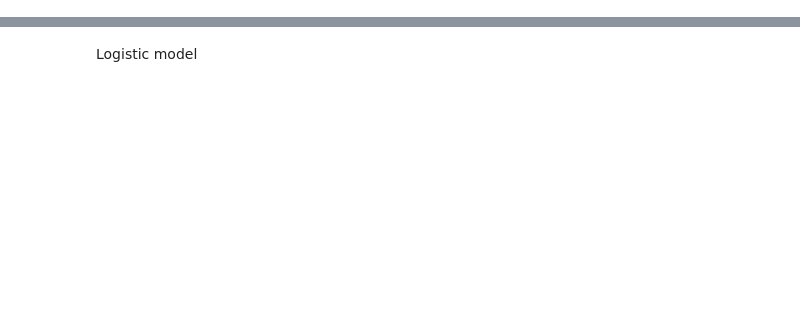
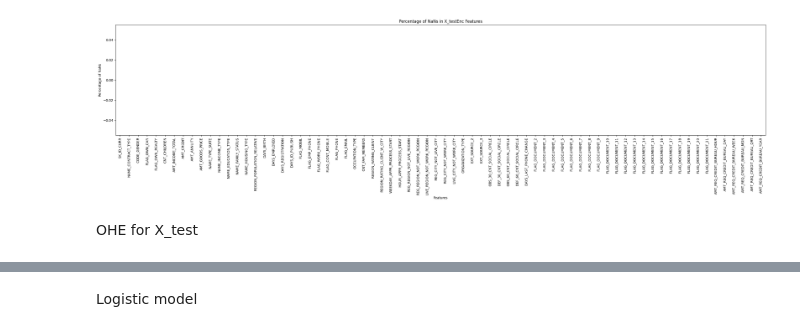
Before and after one commit to AndreyLebedinskiy/Application-scoring-model, a Jupyter notebook: model.ipynb, the cells around one changed output, grey strips where cells are left out. Drawn from its saved outputs; the diff is of its cells as text; code cells hidden in the pictures; blank space fills up the shorter version.

```diff
--- a/model.ipynb
+++ b/model.ipynb
@@ -9,0 +69,39 @@ dataTrain = pd.read_csv("preparedData.csv")
+# %%
+def assign_occupation(row):
+    if row.OCCUPATION_TYPE == row.OCCUPATION_TYPE:
+        return row.OCCUPATION_TYPE
+    elif row.NAME_INCOME_TYPE in ['Pensioner', 'Unemployed', 'Student', 'Maternity leave']:
+        return 'Not working'
+    elif row.NAME_INCOME_TYPE in ['Working', 'Commercial associate']:
+        return 'Working'
+    elif row.NAME_INCOME_TYPE in ['State servant' 'Businessman']:
+        return 'Core staff'
+    else:
+        return np.NaN
+
+X_test['OCCUPATION_TYPE'] = X_test.apply(assign_occupation, axis=1)
+# %%
+bureau_columns = ['AMT_REQ_CREDIT_BUREAU_HOUR',
+                      'AMT_REQ_CREDIT_BUREAU_DAY',
+                        'AMT_REQ_CREDIT_BUREAU_WEEK',
+                        'AMT_REQ_CREDIT_BUREAU_MON',
+                        'AMT_REQ_CREDIT_BUREAU_QRT',
+                        'AMT_REQ_CREDIT_BUREAU_YEAR']
+
+X_test[bureau_columns] = X_test[bureau_columns].fillna(0)
+# %%
+mean_val = X_test['EXT_SOURCE_3'].mean()
+X_test['EXT_SOURCE_3'] = X_test['EXT_SOURCE_3'].fillna(mean_val)
+# %%
+X_test.dropna(inplace=True)
+# %%
+nan_percentage = (X_test.isnull().sum() / len(X_test)) * 100
+nan_percentage.plot(kind='bar', figsize=(35, 6))
+plt.title('Percentage of NaNs in X_testEnc Features')
+plt.xlabel('Features')
+plt.ylabel('Percentage of NaNs')
+plt.show()
+# %% [output]
+[figure, added]
+# %% [markdown]
+OHE for X_test
```
Also changed, not shown: parts of 37 cells of this notebook.
